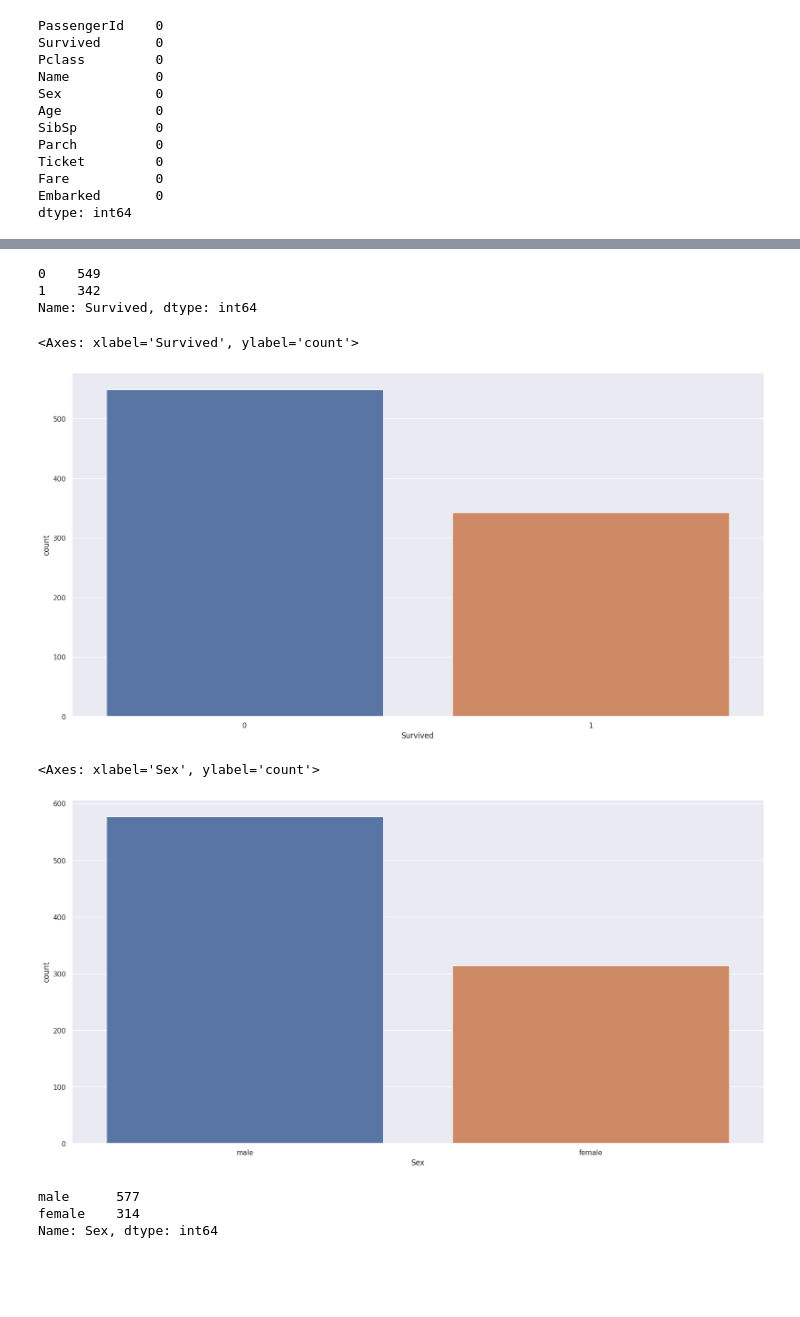
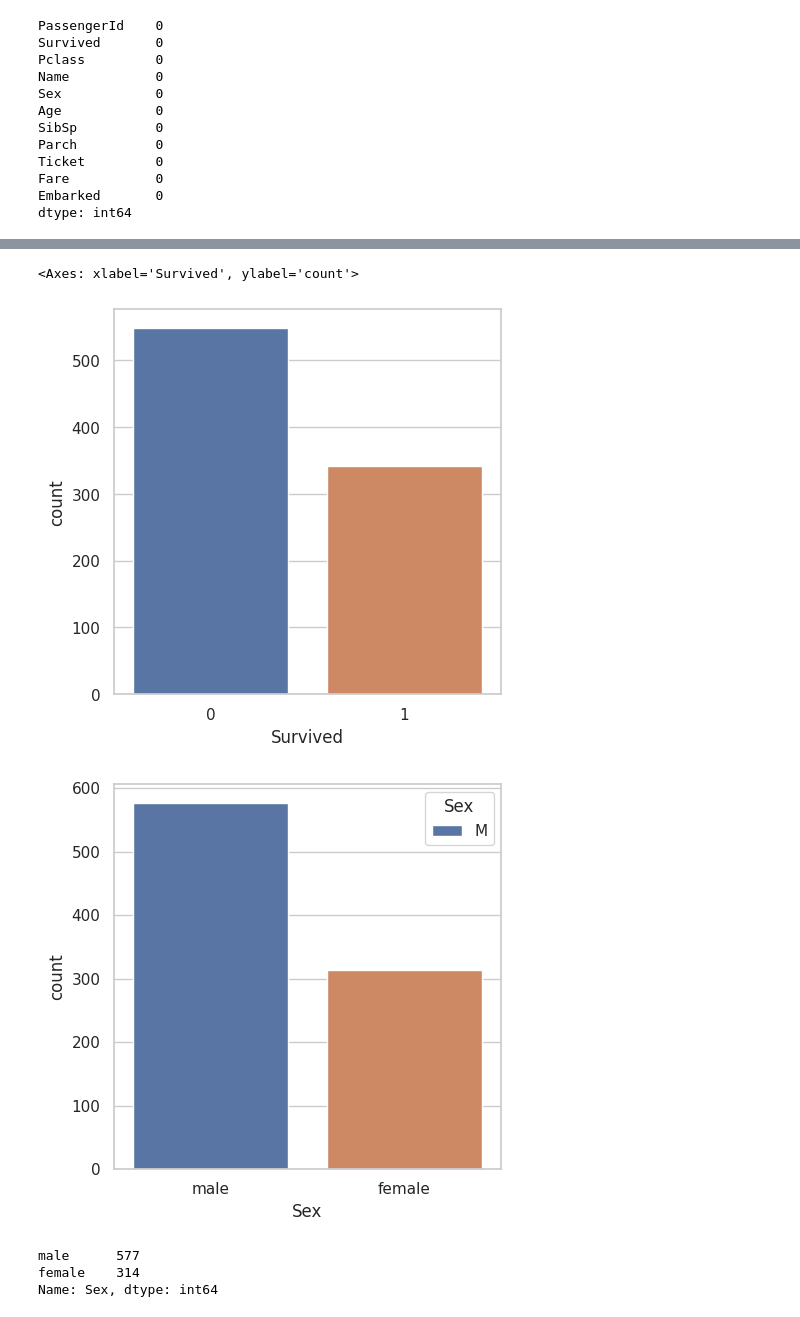
Before and after one commit to theakash07/Machine_learning, a Jupyter notebook: Survival_training_model.ipynb, the cells around one changed output, grey strips where cells are left out. Saved outputs shown, nothing was run; the diff lists cells and outputs as text; code cells hidden in the pictures; blank space fills up the shorter version.

```diff
--- a/Survival_training_model.ipynb
+++ b/Survival_training_model.ipynb
@@ -290,25 +294,21 @@ df2.describe() #some statistical measure of the data frame
 | 75% | 668.500000 | 1.000000 | 3.000000 | 35.000000 | 1.000000 | 0.000000 | 31.000000 |
 | max | 891.000000 | 1.000000 | 3.000000 | 80.000000 | 8.000000 | 6.000000 | 512.329200 |
-# %%
-#counting the values of survived and not survived
-df2['Survived'].value_counts()
-# %% [output]
-0    549
-1    342
-Name: Survived, dtype: int64
 # %%
 #counting the survival via visualisation
-sns.set()
+plt.figure(figsize=(5,5))
+sns.set(style="whitegrid")
 sns.countplot(x='Survived', data=df2)
 # %% [output]
 <Axes: xlabel='Survived', ylabel='count'>
-[figure, old version]
+[figure, new version]
 # %%
 #counting the gender wise survival
+plt.figure(figsize=(5,5))
 sns.countplot(x='Sex', data=df2)
+plt.legend(title='Sex', labels=['M','F'])
+plt.show()
 # %% [output]
-<Axes: xlabel='Sex', ylabel='count'>
-[figure, old version]
+[figure, new version]
 # %%
 df2['Sex'].value_counts()
 # %% [output]
```
Also changed, not shown: parts of 13 cells of this notebook.
